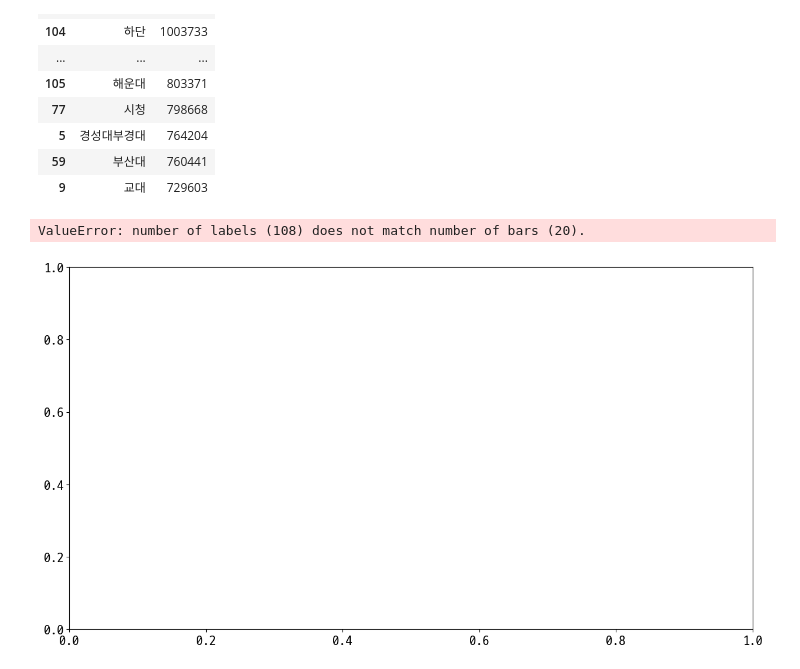
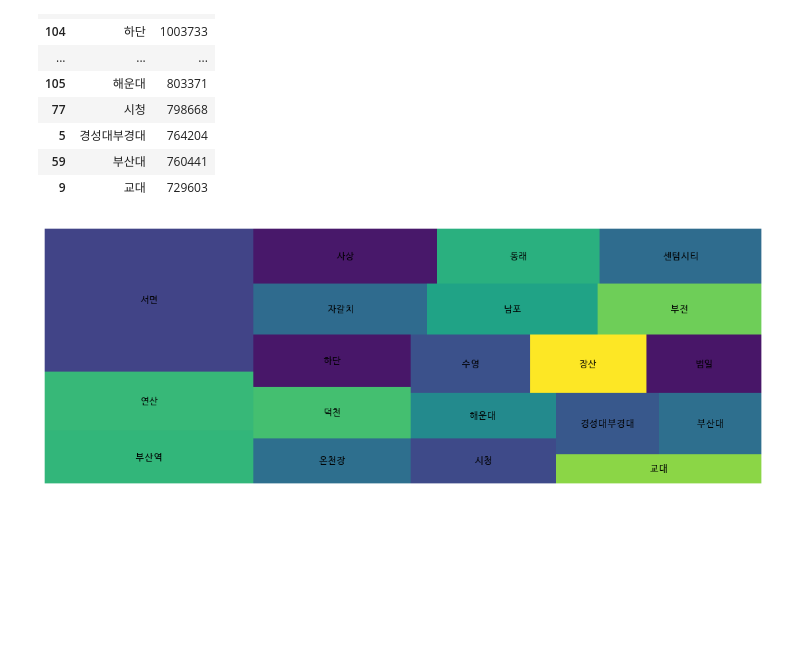
Before and after one commit to oatmealflyer/python, a Jupyter notebook: py11_지하철이용현황분석.ipynb, the cells around one changed output. Saved outputs shown, nothing was run; the diff lists cells and outputs as text; code cells hidden in the pictures; blank space fills up the shorter version.

```diff
--- a/py11_지하철이용현황분석.ipynb
+++ b/py11_지하철이용현황분석.ipynb
@@ -124,13 +124,11 @@ plt.rcParams["font.family"] = "D2Coding"
 # !pip install squarify
 # %%
 import squarify
-plt.figure(figsize=(15,8))
-squarify.plot(sizes=sdata['total'][:20],label=sdata.name,alpha = 0.7)
-plt.rcParams['font.size'] = 16
-# plt.rcParams['text.color'] =blue
-plt.gca().invert_yaxis() # 축 뒤집기
-plt.axis("off")
+plt.figure(figsize=(14,5))
+squarify.plot(sizes=sdata['total'].iloc[:20],label=sdata['name'].iloc[:20])
+plt.rcParams['font.size'] = 8
+plt.gca().invert_yaxis()
+plt.axis('off')
 plt.show()
 # %% [output]
-ValueError: number of labels (108) does not match number of bars (20).
-[figure, old version]
+[figure, new version]
```
Also changed, not shown: 4 other files.
